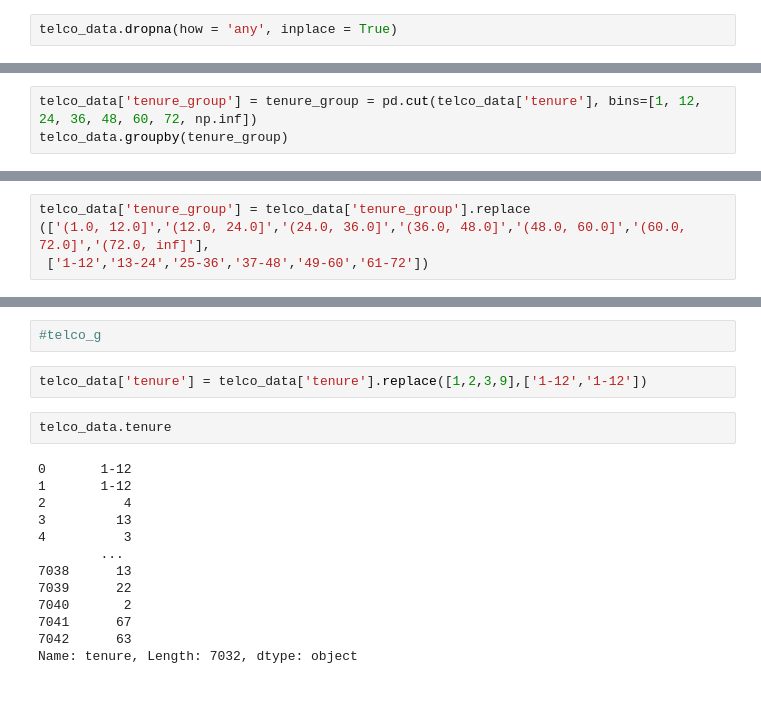
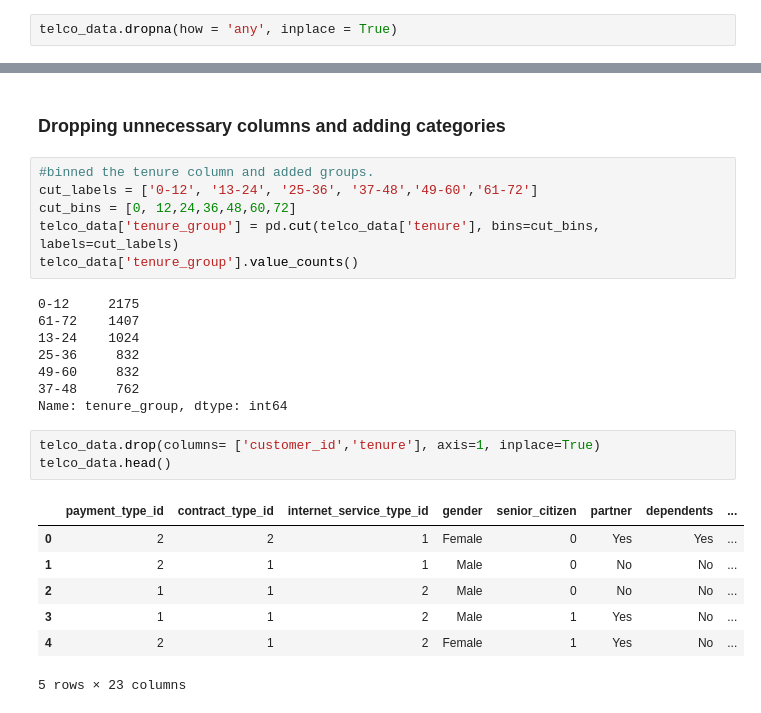
Before and after one commit to raycerna/telco-churn-analysis, a Jupyter notebook: telco_analysis.ipynb, the cells around one changed output, grey strips where cells are left out. Cells and saved outputs as stored; diff of their text form.

```diff
--- a/telco_analysis.ipynb
+++ b/telco_analysis.ipynb
@@ -276,3 +218,0 @@ telco_data.groupby(tenure_group)
-# %%
-telco_data['tenure_group'] = tenure_group = pd.cut(telco_data['tenure'], bins=[1, 12, 24, 36, 48, 60, 72, np.inf])
-telco_data.groupby(tenure_group)
@@ -317,4 +218,0 @@ telco_data[['tenure', 'tenure_group']]
-# %%
-telco_data['tenure_group'] = telco_data['tenure_group'].replace
-(['(1.0, 12.0]','(12.0, 24.0]','(24.0, 36.0]','(36.0, 48.0]','(48.0, 60.0]','(60.0, 72.0]','(72.0, inf]'],
- ['1-12','13-24','25-36','37-48','49-60','61-72'])
@@ -332,19 +219,27 @@ telco_data['tenure_group'] = telco_data['tenure_group'].replace
-# %%
-#telco_g
-# %%
-telco_data['tenure'] = telco_data['tenure'].replace([1,2,3,9],['1-12','1-12'])
-# %%
-telco_data.tenure
-# %% [output]
-0       1-12
-1       1-12
-2          4
-3         13
-4          3
-        ...
-7038      13
-7039      22
-7040       2
-7041      67
-7042      63
-Name: tenure, Length: 7032, dtype: object
+# %% [markdown]
+### Dropping unnecessary columns and adding categories
+# %%
+#binned the tenure column and added groups.
+cut_labels = ['0-12', '13-24', '25-36', '37-48','49-60','61-72']
+cut_bins = [0, 12,24,36,48,60,72]
+telco_data['tenure_group'] = pd.cut(telco_data['tenure'], bins=cut_bins, labels=cut_labels)
+telco_data['tenure_group'].value_counts()
+# %% [output]
+0-12     2175
+61-72    1407
+13-24    1024
+25-36     832
+49-60     832
+37-48     762
+Name: tenure_group, dtype: int64
+# %%
+telco_data.drop(columns= ['customer_id','tenure'], axis=1, inplace=True)
+telco_data.head()
+# %% [output]
+|  | payment_type_id | contract_type_id | internet_service_type_id | gender | senior_citizen | partner | dependents | ... |
+| 0 | 2 | 2 | 1 | Female | 0 | Yes | Yes | ... |
+| 1 | 2 | 1 | 1 | Male | 0 | No | No | ... |
+| 2 | 1 | 1 | 2 | Male | 0 | No | No | ... |
+| 3 | 1 | 1 | 2 | Male | 1 | Yes | No | ... |
+| 4 | 2 | 1 | 2 | Female | 1 | Yes | No | ... |
+5 rows × 23 columns
```
Also changed, not shown: parts of 13 cells of this notebook.
